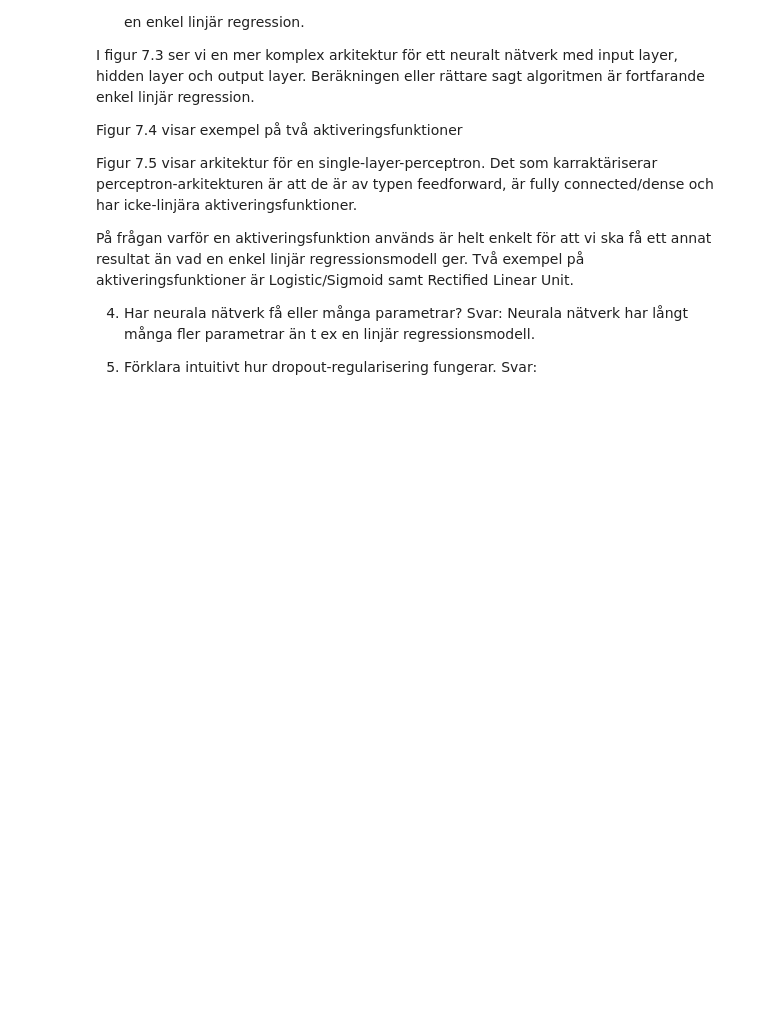
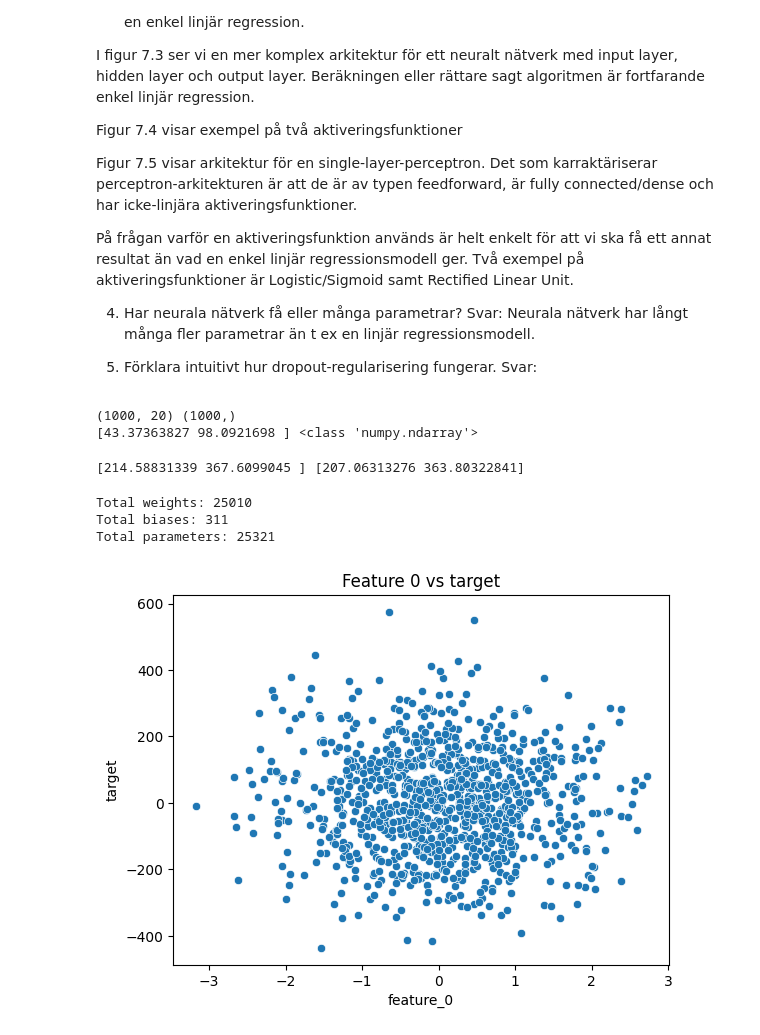
Before and after one commit to pejohans/python_and_ai, a Jupyter notebook: ai_ovningsuppgifter/kapitel_7_1.ipynb, the cells around one changed output. Cells and saved outputs as stored; diff of their text form; code cells hidden in the pictures; blank space fills up the shorter version.

```diff
--- a/ai_ovningsuppgifter/kapitel_7_1.ipynb
+++ b/ai_ovningsuppgifter/kapitel_7_1.ipynb
@@ -28,20 +28,56 @@ from sklearn.neural_network import MLPRegressor
 
 # Generate synthetic regression data
 X, y = make_regression(n_samples=1000, n_features=20, random_state=1)
-# Split the data into training and testing sets
-X_train, X_test, y_train, y_test = train_test_split(X, y, random_state=20)
-# Create and fit the MLPRegressor model with early stopping
-mlp = MLPRegressor(random_state=5,hidden_layer_sizes=(200, 100, 10), activation='relu')
-mlp.fit(X_train, y_train)
-# Evaluate the model on the test set
-predictions = mlp.predict(X_test[:2])
-print(y_test[:2], predictions)
 
-#Calculating the number of weights for the model
-total_weights = sum(w.size for w in mlp.coefs_)
-total_biases = sum(b.size for b in mlp.intercepts_)
-tota_params = total_weights + total_biases
-
-print(f"Total weights: {total_weights}")
-print(f"Total biases: {total_biases}")
-print(f"Total parameters: {tota_params}")
+print(X.shape, y.shape)
+#print(X[:5])
+print(y[:2], type(y))
+# %% [output]
+(1000, 20) (1000,)
+[43.37363827 98.0921698 ] <class 'numpy.ndarray'>
+# %%
+# Split the data into training and testing sets
+X_train, X_test, y_train, y_test = train_test_split(X, y, random_state=20)
+# Create and fit the MLPRegressor model with early stopping
+mlp = MLPRegressor(random_state=5,hidden_layer_sizes=(200, 100, 10), activation='relu')
+mlp.fit(X_train, y_train)
+# Evaluate the model on the test set
+predictions = mlp.predict(X_test[:2])
+print(y_test[:2], predictions)
+# %% [output]
+[214.58831339 367.6099045 ] [207.06313276 363.80322841]
+# %%
+#Calculating the number of weights for the model
+total_weights = sum(w.size for w in mlp.coefs_)
+total_biases = sum(b.size for b in mlp.intercepts_)
+tota_params = total_weights + total_biases
+
+print(f"Total weights: {total_weights}")
+print(f"Total biases: {total_biases}")
+print(f"Total parameters: {tota_params}")
+# %% [output]
+Total weights: 25010
+Total biases: 311
+Total parameters: 25321
+# %%
+
+import pandas as pd
+import seaborn as sns
+import matplotlib.pyplot as plt
+from sklearn.datasets import make_regression
+
+# 1. Skapa datasetet, redan gjort ovan
+#X, y = make_regression(n_samples=1000, n_features=20, noise=10, random_state=1)
+
+# 2. Konvertera X till DataFrame med kolumnnamn
+df = pd.DataFrame(X, columns=[f"feature_{i}" for i in range(X.shape[1])])
+
+# 3. Lägg till y som en target-kolumn
+df["target"] = y
+
+# 4. Plotta target mot en feature (ex feature_0)
+sns.scatterplot(data=df, x="feature_0", y="target")
+plt.title("Feature 0 vs target")
+plt.show()
+# %% [output]
+[figure, added]
```
Also changed, not shown: parts of 3 cells of this notebook, 4 other files.
